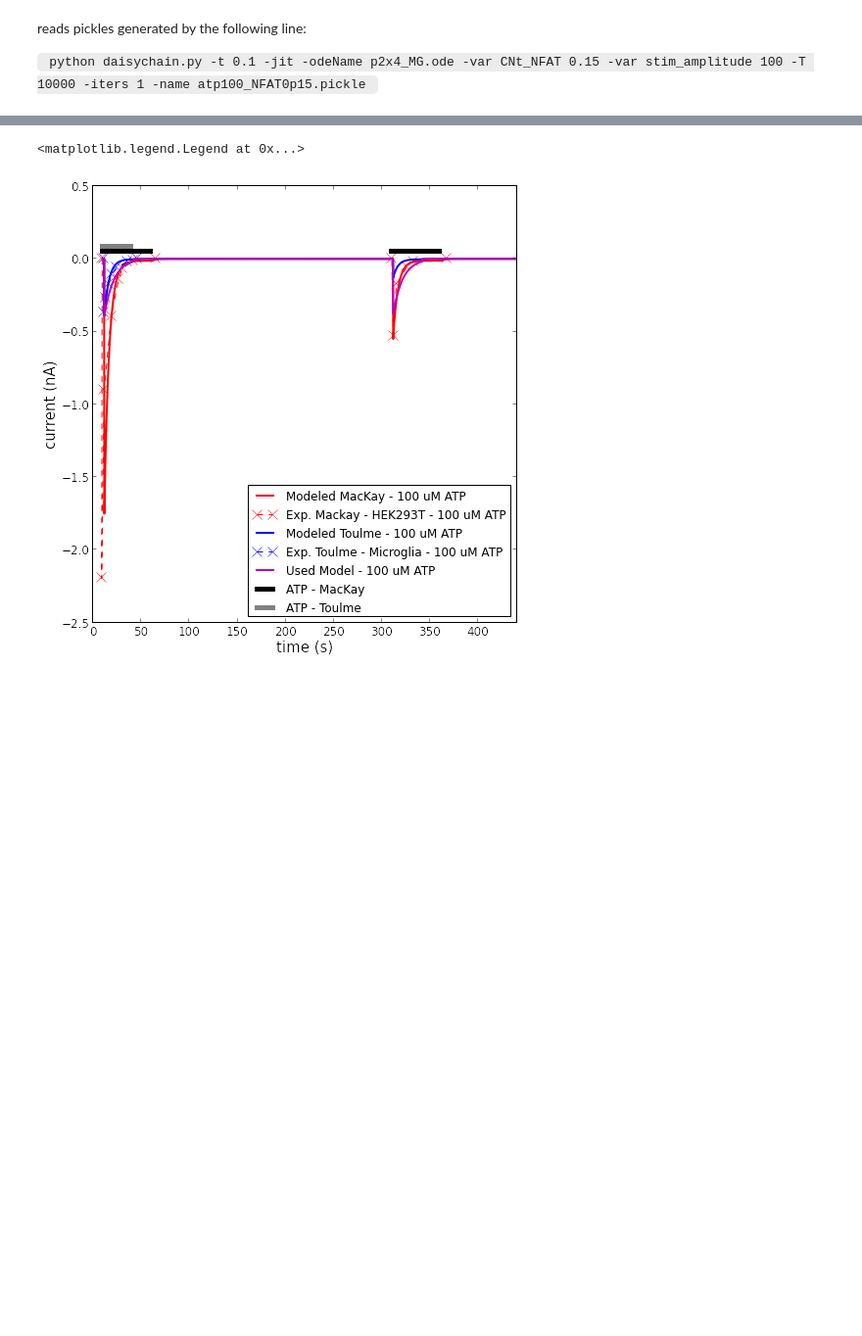
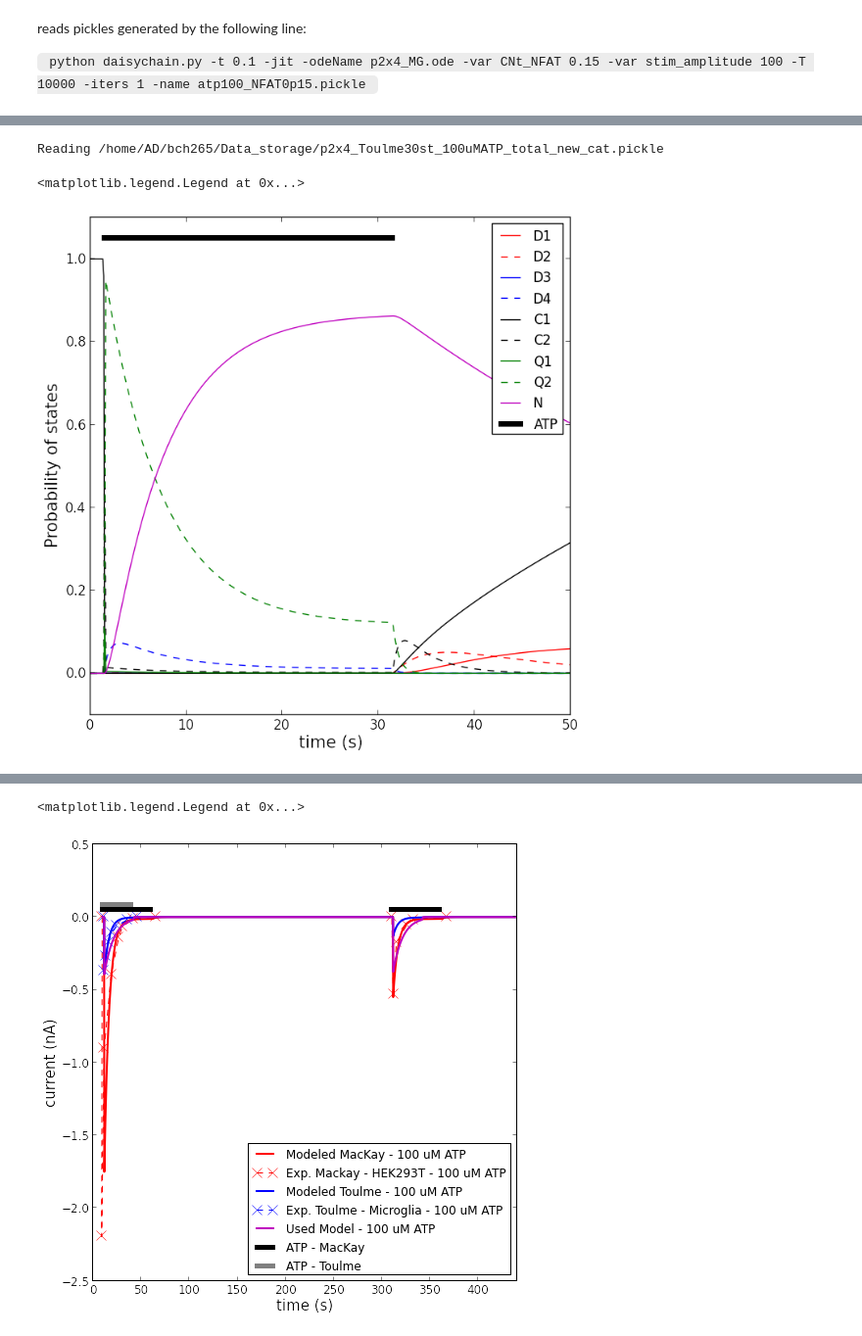
Before and after one commit to huskeypm/microglia, a Jupyter notebook: gotran/daisy-ptx_fitting.ipynb, the cells around one changed output, grey strips where cells are left out. Shown at 98% size. Drawn from its saved outputs; the diff is of its cells as text; code cells hidden in the pictures; blank space fills up the shorter version.

```diff
--- a/gotran/daisy-ptx_fitting.ipynb
+++ b/gotran/daisy-ptx_fitting.ipynb
@@ -47,0 +90,44 @@ Reading /home/AD/bch265/Data_storage/p2x4_Toulme30st_100uMATP_total_new_cat.pick
+# %%
+data1a = ao.readPickle("/home/AD/bch265/Data_storage/p2x4_Toulme30st_100uMATP_total_new_cat.pickle")
+stateLabel = "D1_ptxf"
+subData1a1 = ao.GetData(data1a,stateLabel)
+stateLabel = "D2_ptxf"
+subData1a2 = ao.GetData(data1a,stateLabel)
+stateLabel = "D3_ptxf"
+subData1a3 = ao.GetData(data1a,stateLabel)
+stateLabel = "D4_ptxf"
+subData1a4 = ao.GetData(data1a,stateLabel)
+stateLabel = "C1_ptxf"
+subData1a5 = ao.GetData(data1a,stateLabel)
+stateLabel = "C2_ptxf"
+subData1a6 = ao.GetData(data1a,stateLabel)
+stateLabel = "Q1_ptxf"
+subData1a7 = ao.GetData(data1a,stateLabel)
+stateLabel = "Q2_ptxf"
+subData1a8 = ao.GetData(data1a,stateLabel)
+stateLabel = "N_ptxf"
+subData1a9 = ao.GetData(data1a,stateLabel)
+
+plt.figure(figsize=(7,7),dpi=100)
+plt.tick_params(labelsize=12)
+plt.plot(subData1a1.t,subData1a1.valsIdx,'r-',linewidth=1,label="D1",alpha=1)
+plt.plot(subData1a2.t,subData1a2.valsIdx,'r--',linewidth=1,label="D2",alpha=1)
+plt.plot(subData1a3.t,subData1a3.valsIdx,'b-',linewidth=1,label="D3",alpha=1)
+plt.plot(subData1a4.t,subData1a4.valsIdx,'b--',linewidth=1,label="D4",alpha=1)
+plt.plot(subData1a5.t,subData1a5.valsIdx,'k-',linewidth=1,label="C1",alpha=1)
+plt.plot(subData1a6.t,subData1a6.valsIdx,'k--',linewidth=1,label="C2",alpha=1)
+plt.plot(subData1a7.t,subData1a7.valsIdx,'g-',linewidth=1,label="Q1",alpha=1)
+plt.plot(subData1a8.t,subData1a8.valsIdx,'g--',linewidth=1,label="Q2",alpha=1)
+plt.plot(subData1a9.t,subData1a9.valsIdx,'m-',linewidth=1,label="N",alpha=1)
+plt.plot([1.5,30+1.5],[1.05,1.05],'k',lw=5,label="ATP")
+plt.xlabel("time (s)",fontsize=15)
+plt.ylabel("Probability of states",fontsize=15)
+#plt.yticks(np.arange(-400, 1, 100))
+plt.xlim(0,50)
+plt.ylim(-0.1,1.1)
+plt.tight_layout()
+plt.legend(loc=0,fontsize=12)
+# %% [output]
+Reading /home/AD/bch265/Data_storage/p2x4_Toulme30st_100uMATP_total_new_cat.pickle
+<matplotlib.legend.Legend at 0x...>
+[figure, added]
```
Also changed, not shown: parts of 7 cells of this notebook, 8 other files.
